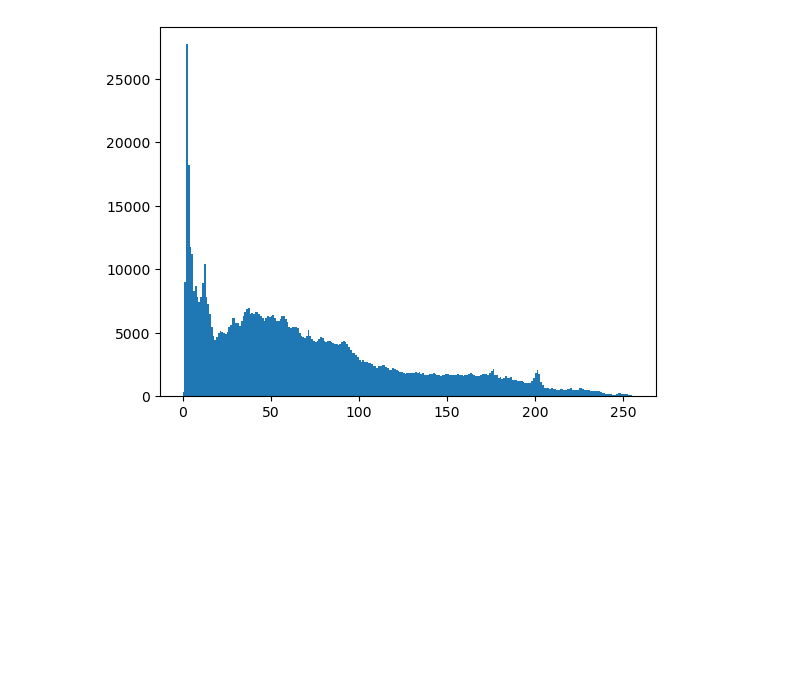
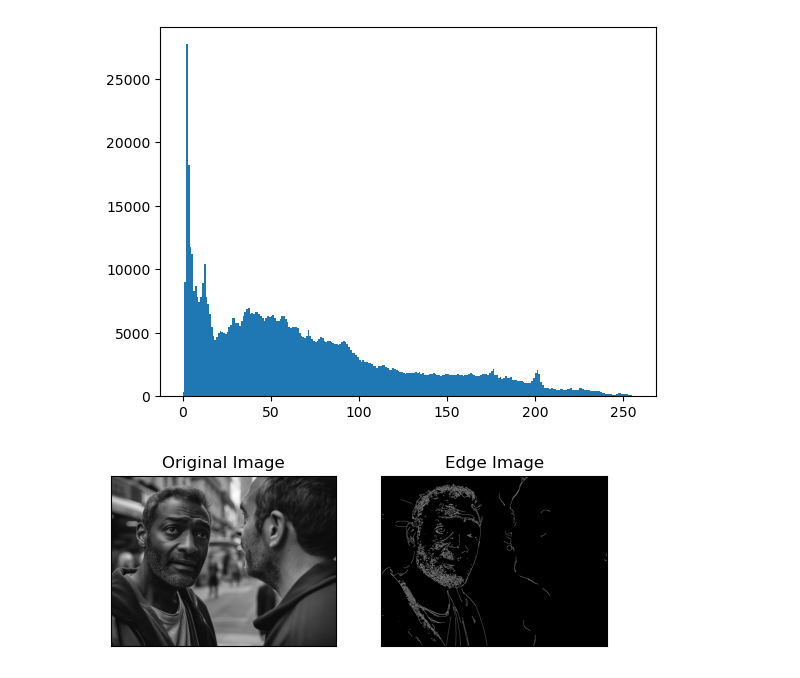
Before and after one commit to Ansarabbas4200/image_processing, a Jupyter notebook: main.ipynb, the cells around one changed output. Cells and saved outputs as stored; diff of their text form; code cells hidden in the pictures; blank space fills up the shorter version.

Commit message:
Image_processing

```diff
--- a/main.ipynb
+++ b/main.ipynb
@@ -134,3 +134,15 @@ def histogram(img):
 histogram(image)
 # %% [output]
 [figure]
+# %%
+# Canny edge detection
+image = cv2.imread('abc.png', cv2.IMREAD_GRAYSCALE)
+edges = cv2.Canny(image, 100, 200)
+plt.subplot(121)
+plt.imshow(image,cmap='gray')
+plt.title('Original Image'), plt.xticks([]), plt.yticks([])
+plt.subplot(122),plt.imshow(edges,cmap = 'gray')
+plt.title('Edge Image'), plt.xticks([]), plt.yticks([])
+plt.show()
+# %% [output]
+[figure, added]
```
Also changed, not shown: parts of 1 cell of this notebook.
